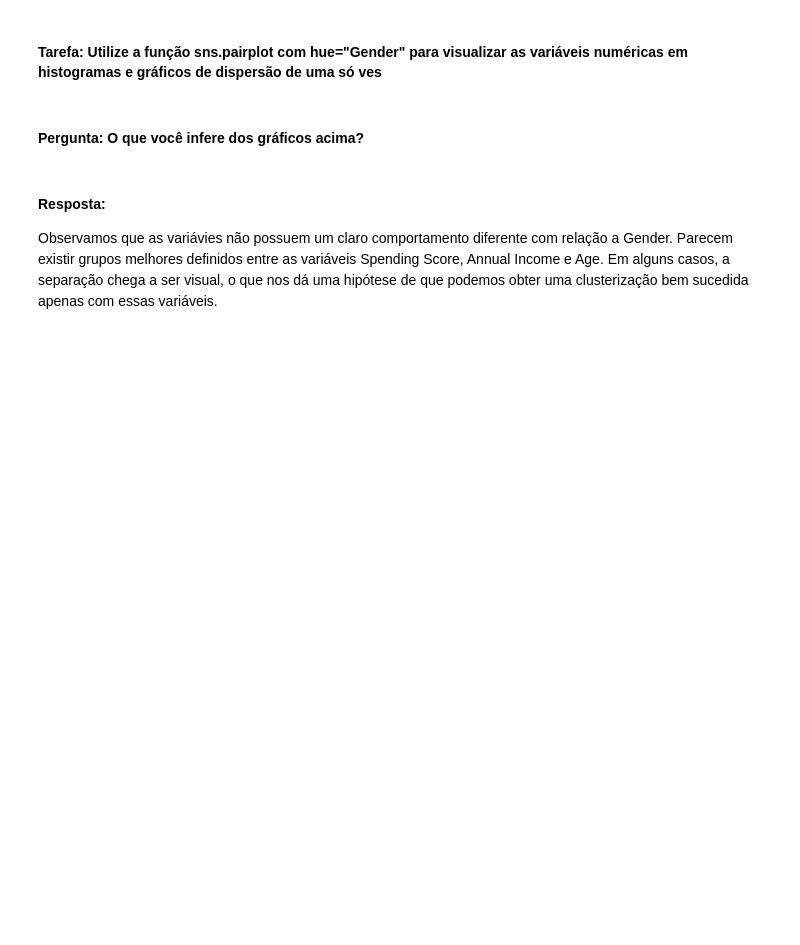
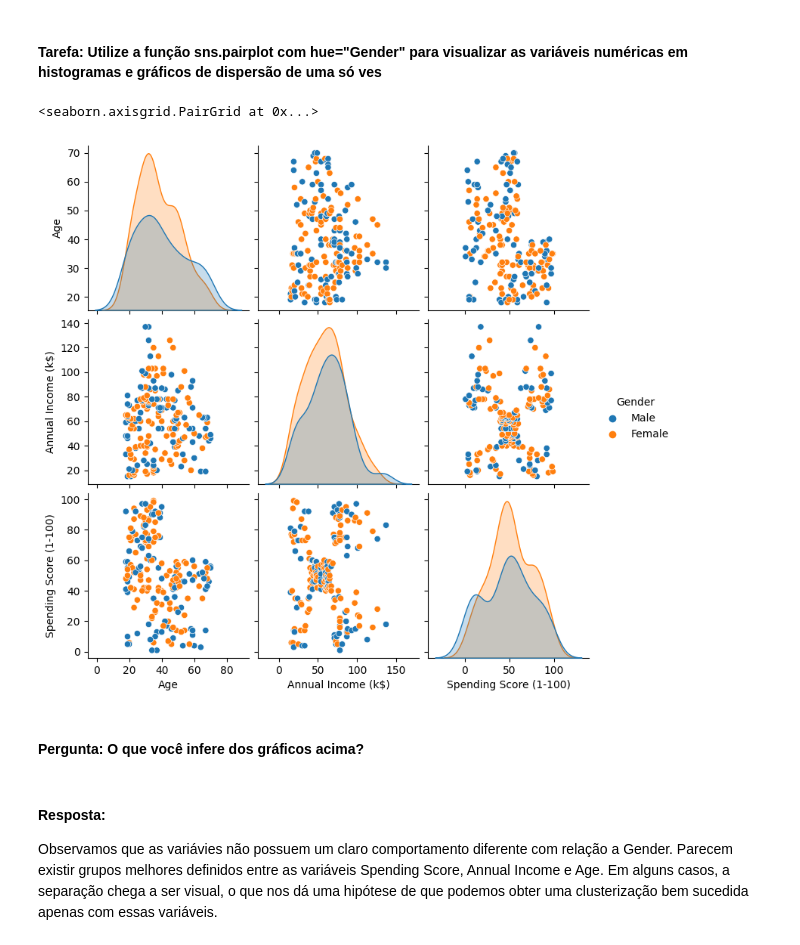
Before and after one commit to yannacavalcanti/bootcampPortfolioOutubro2023, a Jupyter notebook: 0. Case de nivelamento (completo).ipynb, the cells around one changed output. Cells and saved outputs as stored; diff of their text form; code cells hidden in the pictures; blank space fills up the shorter version.

```diff
--- a/0. Case de nivelamento (completo).ipynb
+++ b/0. Case de nivelamento (completo).ipynb
@@ -144,5 +317,10 @@ sns.scatterplot(data, x="Age", y="Annual Incom (k$)", hue="Gender")
 # %% [markdown]
 #### Tarefa: Utilize a função sns.pairplot com hue="Gender" para visualizar as variáveis numéricas em histogramas e gráficos de dispersão de uma só ves
+# %%
+sns.pairplot(data, hue = 'Gender')
+# %% [output]
+<seaborn.axisgrid.PairGrid at 0x...>
+[figure, added]
 # %% [markdown]
 #### Pergunta: O que você infere dos gráficos acima?
 # %% [markdown]
```
Also changed, not shown: parts of 45 cells of this notebook.
